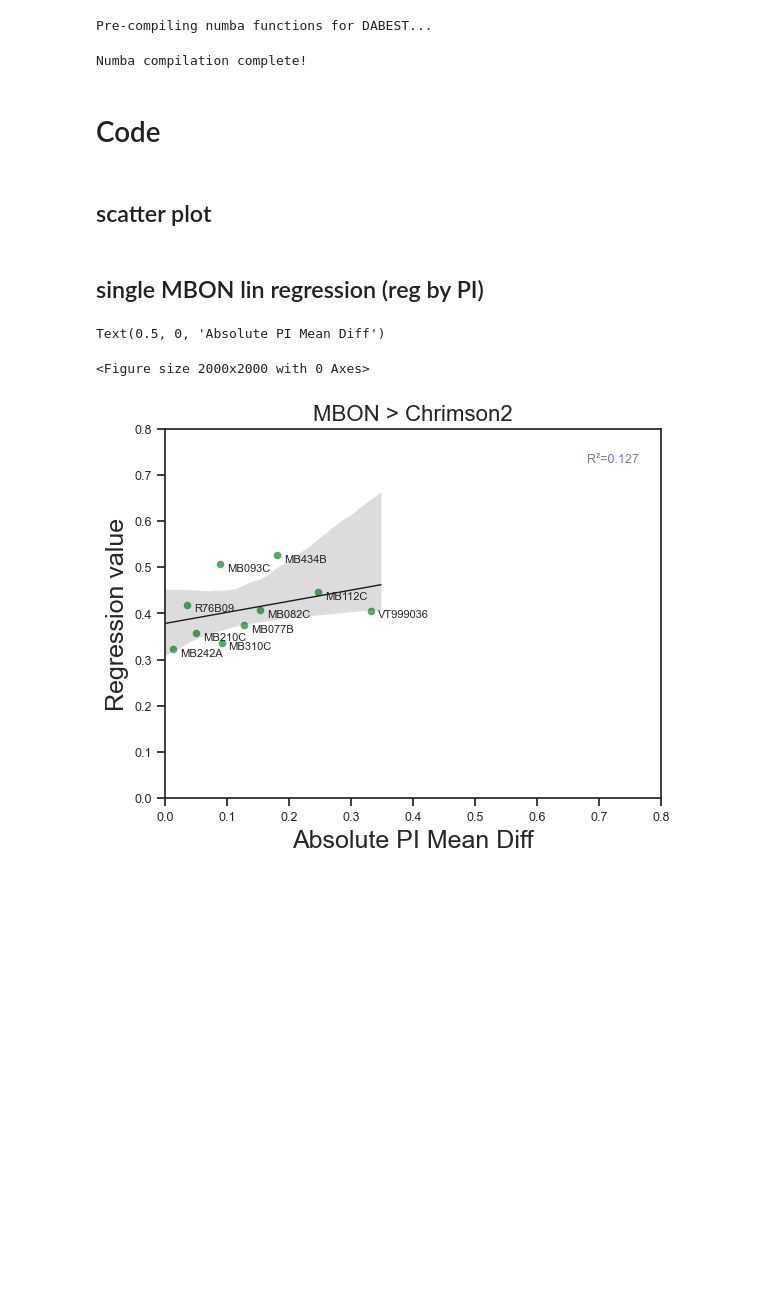
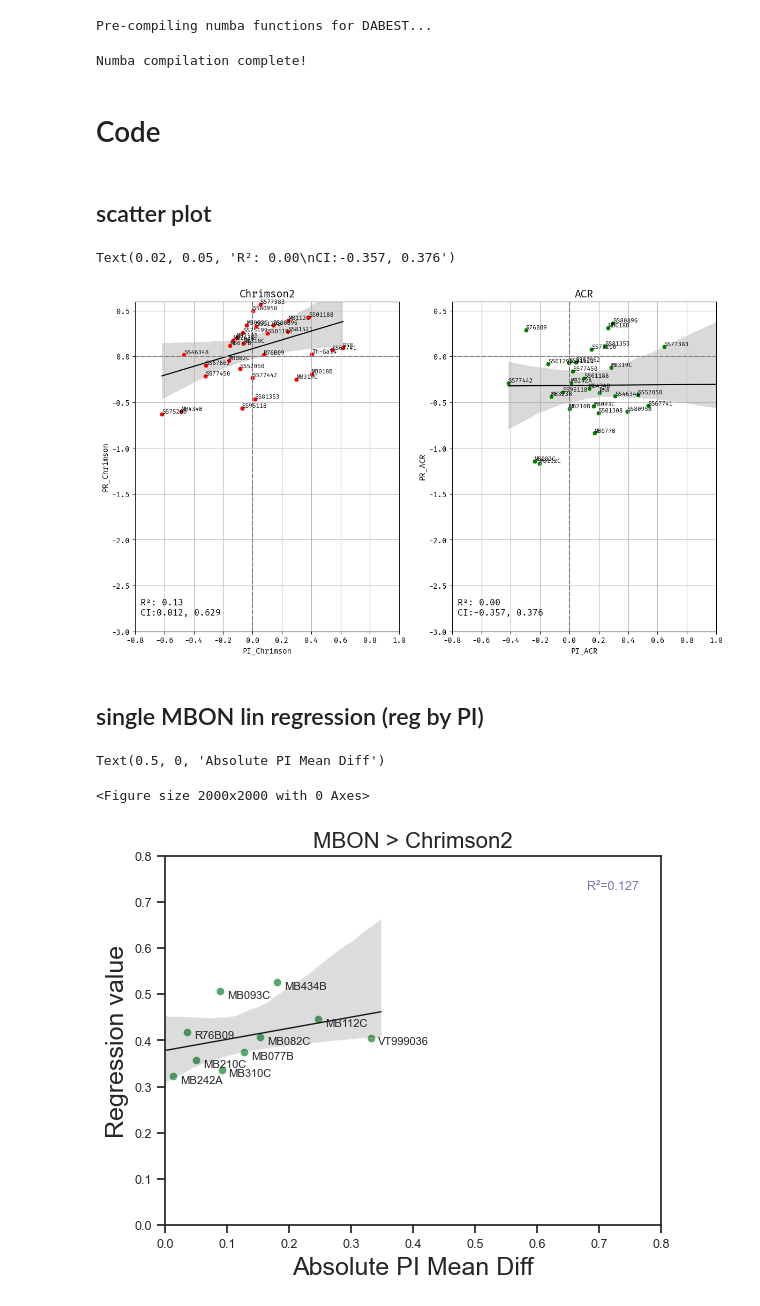
Before and after one commit to lnicole08/OSAR-Nicole-version, a Jupyter notebook: Linregonly.ipynb, the cells around one changed output. Cells and saved outputs as stored; diff of their text form; code cells hidden in the pictures; blank space fills up the shorter version.

```diff
--- a/Linregonly.ipynb
+++ b/Linregonly.ipynb
@@ -81,7 +81,7 @@ officecomp = "C:\\Users\\Star\\"
 labcomp = "C:\\Users\\User\\"
 computer2 = "C:\\Users\\lnico\\"
 homecomp = "D:\\"
-specifiedpath = labcomp
+specifiedpath = homecomp
 
 root = specifiedpath + "ACC Lab Dropbox\\ACC Lab\\Nicole Lee\\Data Compilation\\osar_test\\"
 # %%
@@ -101,7 +101,7 @@ dfi.rename(columns={'driver': 'MBON'}, inplace = True)
 def omission(df):
     respon = '_' + df['responder'].unique()[0]
     tempdff = df[df['MBON'] != 'VT999036'].reset_index(drop=True) #removing outlier
-    dfomitted = tempdff[~((tempdff['Δ PI'].abs() < 0.2) & (tempdff['Δ Log2 Speed Ratio'].abs() < 0.2))]
+    dfomitted = tempdff[~((tempdff['Δ PI'].abs() < 0.0) & (tempdff['Δ Log2 Pace Ratio'].abs() < 0.0))]
     dfomitted = dfomitted.rename(columns={col: col + respon for col in dfomitted.columns[1:4]})
 
     return dfomitted.reset_index(drop=True)
@@ -156,53 +156,57 @@ figosarplot, axscatter_o = plt.subplots(1,2, figsize=(14,8), sharey='row')
 df02omission_Chrimson2 = omission(dffCR2)
 df02omission_ACR = omission(dffACR)
 
-sns.regplot(x="Δ PI_Chrimson2", y="Δ Log2 Speed Ratio_Chrimson2", data=df02omission_Chrimson2, ci = 95, scatter = False, line_kws={"color": "black", 'lw': 1.5}, ax=axscatter_o[0])
-sns.scatterplot(x="Δ PI_Chrimson2", y="Δ Log2 Speed Ratio_Chrimson2", data=df02omission_Chrimson2, s = 40, color = "red", ax = axscatter_o[0])
+sns.regplot(x="Δ PI_Chrimson2", y="Δ Log2 Pace Ratio_Chrimson2", data=df02omission_Chrimson2, ci = 95, scatter = False, line_kws={"color": "black", 'lw': 1.5}, ax=axscatter_o[0])
+sns.scatterplot(x="Δ PI_Chrimson2", y="Δ Log2 Pace Ratio_Chrimson2", data=df02omission_Chrimson2, s = 40, color = "red", ax = axscatter_o[0])
 
 ## can do for LEI, or any other parameter as well
-sns.regplot(x="Δ PI_ACR", y="Δ Log2 Speed Ratio_ACR", data=df02omission_ACR, ci = 95, scatter = False, line_kws={"color": "black", 'lw': 1.5}, ax=axscatter_o[1])
-sns.scatterplot(x="Δ PI_ACR", y="Δ Log2 Speed Ratio_ACR", data=df02omission_ACR, s = 40, color = "green", ax = axscatter_o[1])
+sns.regplot(x="Δ PI_ACR", y="Δ Log2 Pace Ratio_ACR", data=df02omission_ACR, ci = 95, scatter = False, line_kws={"color": "black", 'lw': 1.5}, ax=axscatter_o[1])
+sns.scatterplot(x="Δ PI_ACR", y="Δ Log2 Pace Ratio_ACR", data=df02omission_ACR, s = 40, color = "green", ax = axscatter_o[1])
 
 axscatter_o[0].set_xlabel('PI_Chrimson')
 axscatter_o[1].set_xlabel('PI_ACR')
-axscatter_o[0].set_ylabel('SR_Chrimson')
-axscatter_o[1].set_ylabel('SR_ACR')
+axscatter_o[0].set_ylabel('PR_Chrimson')
+axscatter_o[1].set_ylabel('PR_ACR')
 
 axscatter_o[0].grid()
 axscatter_o[1].grid()
 
 axscatter_o[0].set_ylim([-3, 0.6])
 axscatter_o[1].set_ylim([-3, 0.6])
 axscatter_o[0].set_xlim([-0.8, 1])
 axscatter_o[1].set_xlim([-0.8, 1])
 
 for ax in axscatter_o:
     ax.axvline(0, c=(.5, .5, .5), ls= '--')
     ax.axhline(0, c=(.5, .5, .5), ls= '--')
 
 axscatter_o[0].set_title("Chrimson2", weight = "bold", fontsize = 14)
 axscatter_o[1].set_title("ACR", weight = "bold", fontsize = 14)
 axscatter_o[1].yaxis.set_tick_params(labelbottom=True)
 
 for n, k in enumerate(df02omission_Chrimson2['MBON']):
-    axscatter_o[0].annotate(k, (df02omission_Chrimson2.loc[n,"Δ PI_Chrimson2"], df02omission_Chrimson2.loc[n,"Δ Log2 Speed Ratio_Chrimson2"]+0.01), fontsize = 8)
+    axscatter_o[0].annotate(k, (df02omission_Chrimson2.loc[n,"Δ PI_Chrimson2"], df02omission_Chrimson2.loc[n,"Δ Log2 Pace Ratio_Chrimson2"]+0.01), fontsize = 8)
 
 for n, k in enumerate(df02omission_ACR['MBON']):
-    axscatter_o[1].annotate(k, (df02omission_ACR.loc[n,"Δ PI_ACR"], df02omission_ACR.loc[n,"Δ Log2 Speed Ratio_ACR"]+0.01), fontsize = 8)
+    axscatter_o[1].annotate(k, (df02omission_ACR.loc[n,"Δ PI_ACR"], df02omission_ACR.loc[n,"Δ Log2 Pace Ratio_ACR"]+0.01), fontsize = 8)
 
 #chrimson2
-pearsonscorrelation_cr2 = scipy.stats.pearsonr(df02omission_Chrimson2['Δ PI_Chrimson2'], df02omission_Chrimson2['Δ Log2 Speed Ratio_Chrimson2' ]) #correlation instead of linear regression: trying to find the relationship rather than causation
+pearsonscorrelation_cr2 = scipy.stats.pearsonr(df02omission_Chrimson2['Δ PI_Chrimson2'], df02omission_Chrimson2['Δ Log2 Pace Ratio_Chrimson2' ]) #correlation instead of linear regression: trying to find the relationship rather than causation
 civallow_cr2 = pearsonscorrelation_cr2.confidence_interval(confidence_level=0.95)[0]
 civalhigh_cr2 = pearsonscorrelation_cr2.confidence_interval(confidence_level=0.95)[1]
-axscatter_o[0].annotate("Coeff:" + str(round(pearsonscorrelation_cr2[0],3)) + "\nCI:" + str(round(civallow_cr2,3)) + ", " + str(round(civalhigh_cr2,3)), (0.02, 0.05),
+axscatter_o[0].annotate(f"R²: {round(pearsonscorrelation_cr2[0],3)**2:.2f}" + "\nCI:" + str(round(civallow_cr2,3)) + ", " + str(round(civalhigh_cr2,3)), (0.02, 0.05),
                         ha = "left", xycoords = 'axes fraction', weight = "bold", fontsize = 12)
 
+
 #Acr
-pearsonscorrelation_acr = scipy.stats.pearsonr(df02omission_ACR['Δ PI_ACR'], df02omission_ACR['Δ Log2 Speed Ratio_ACR' ]) #correlation instead of linear regression: trying to find the relationship rather than causation
+pearsonscorrelation_acr = scipy.stats.pearsonr(df02omission_ACR['Δ PI_ACR'], df02omission_ACR['Δ Log2 Pace Ratio_ACR' ]) #correlation instead of linear regression: trying to find the relationship rather than causation
 civallow_acr = pearsonscorrelation_acr.confidence_interval(confidence_level=0.95)[0]
 civalhigh_acr = pearsonscorrelation_acr.confidence_interval(confidence_level=0.95)[1]
-axscatter_o[1].annotate("Coeff:" + str(round(pearsonscorrelation_acr[0],3)) + "\nCI:" + str(round(civallow_acr,3)) + ", " + str(round(civalhigh_acr,3)), (0.02, 0.05),
+axscatter_o[1].annotate(f"R²: {round(pearsonscorrelation_acr[0],3)**2:.2f}" + "\nCI:" + str(round(civallow_acr,3)) + ", " + str(round(civalhigh_acr,3)), (0.02, 0.05),
                         ha = "left", xycoords = 'axes fraction', weight = "bold", fontsize = 12)
+# %% [output]
+Text(0.02, 0.05, 'R²: 0.00\nCI:-0.357, 0.376')
+[figure, added]
 # %% [markdown]
 ## single MBON lin regression (reg by PI)
 # %%
```
Also changed, not shown: 2 other files.
